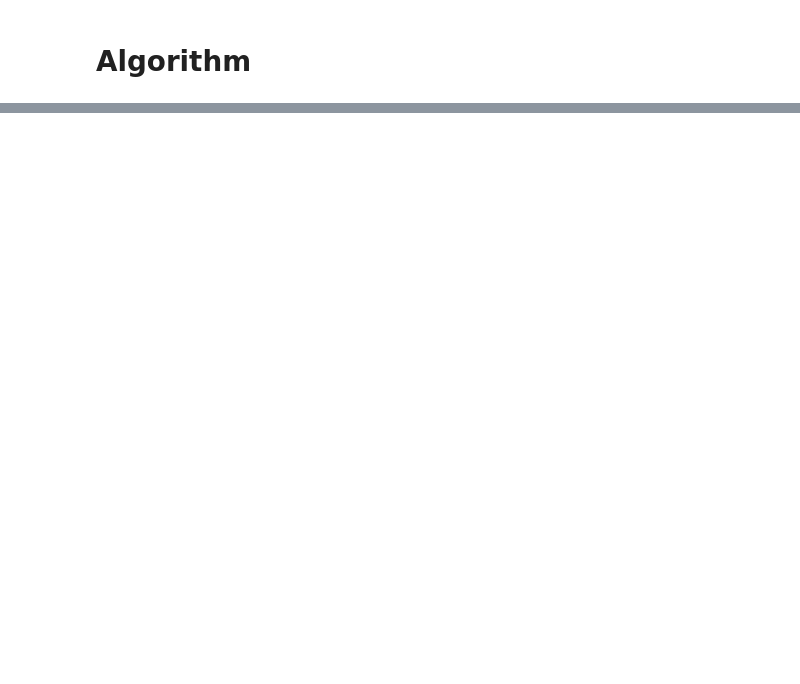
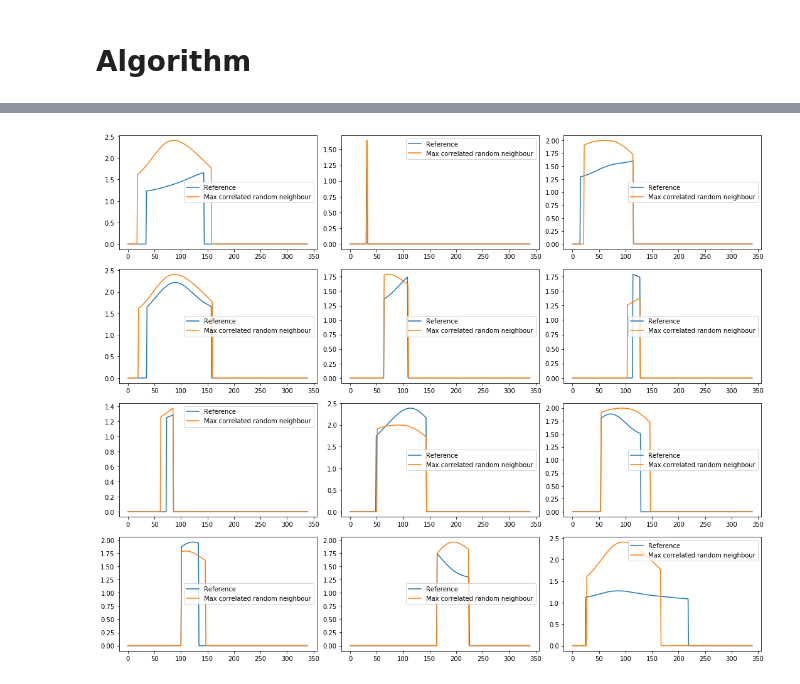
Before and after one commit to gsel9/delta-score, a Jupyter notebook: notebooks/gnlm.ipynb, the cells around one changed output, grey strips where cells are left out. Saved outputs shown, nothing was run; the diff lists cells and outputs as text; code cells hidden in the pictures; blank space fills up the shorter version.

```diff
--- a/notebooks/gnlm.ipynb
+++ b/notebooks/gnlm.ipynb
@@ -223,10 +38,0 @@ for i, axis in enumerate(axes.ravel()):
-# %%
-M = np.load("/Users/sela/Desktop/recsys_paper/results/screening/mf/train/train_Xrec.npy")
-Y = np.load("/Users/sela/Desktop/recsys_paper/data/screening/train/X_train.npy")
-O = interpolation_region_mask(Y)
-
-M = M * O
-
-np.random.seed(42)
-samples = np.random.choice(range(M.shape[0]), size=18, replace=False)
-Q = M[samples]
@@ -537,0 +141,83 @@ def solve_projected_ls():
+# %%
+def cross_correlation(i, N_i, M, thresh=0.5):
+
+    # TODO: Put checks in helper func.
+    if isinstance(N_i, (int, float)):
+        N_i = np.array([int(N_i)])
+
+    if not isinstance(N_i, np.ndarray):
+        N_i = np.array(N_i)
+
+    if np.ndim(N_i) < 1:
+        N_i = np.expand_dims(N_i, axis=0)
+
+    N_i_star, T_i_star, C_i_star = [], [], []
+    for j, m_j in enumerate(M[N_i]):
+
+        c = signal.correlate(m_j, M[i])
+
+        c_max = max(c) / sum(c != 0)
+        if c_max > thresh:
+
+            T_i_star.append(np.argmax(c) + 1 - len(m_j))
+            C_i_star.append(c_max)
+
+            # NOTE: Retain only the neighbours sufficiently correlated.
+            N_i_star.append(N_i[j])
+
+    return T_i_star, C_i_star, N_i_star
+
+
+def align(C, taus):
+
+    if not taus:
+        raise ValueError("Neighbourhood empty.")
+
+    C_aligned = []
+    for c, tau in zip(C, taus):
+
+        p = np.argmax(c != 0)
+
+        if tau > 0:
+            k = p - tau
+
+        elif tau < 0:
+            k = abs(tau) + p
+
+        else:
+            k = p
+
+        c_shifted = np.zeros_like(c)
+
+        if k < 0:
+
+            sliced_c = c[c > 0][abs(k):]
+            c_shifted[:len(sliced_c)] = sliced_c
+
+        else:
+            c_shifted[k:sum(c > 0) + k] = c[c > 0]
+
+        C_aligned.append(c_shifted)
+
+    return np.array(C_aligned)
+
+
+# Find optimal alignment of two random profiles.
+_, axes = plt.subplots(ncols=3, nrows=4, figsize=(15, 12))
+for i, axis in enumerate(axes.ravel()):
+
+    # Select random neighbours (can also include self in this demosntration).
+    np.random.seed(42)
+    N_i = np.asarray(np.random.choice(range(M.shape[0]), size=10, replace=False))
+
+    # Find optimal alignment of elegible neighbours.
+    T_i_star, C_i_star, N_i_star = cross_correlation(i, N_i, M, thresh=0.5)
+    aligned_neighbours = align(M[N_i_star], T_i_star)
+
+    # Display most correlated profiles.
+    axis.plot(M[i], label="Reference")
+    axis.plot(aligned_neighbours[np.argmax(C_i_star)], label="Max correlated random neighbour")
+    axis.legend()
+plt.tight_layout()
+# %% [output]
+[figure, added]
```
Also changed, not shown: parts of 43 cells of this notebook.
